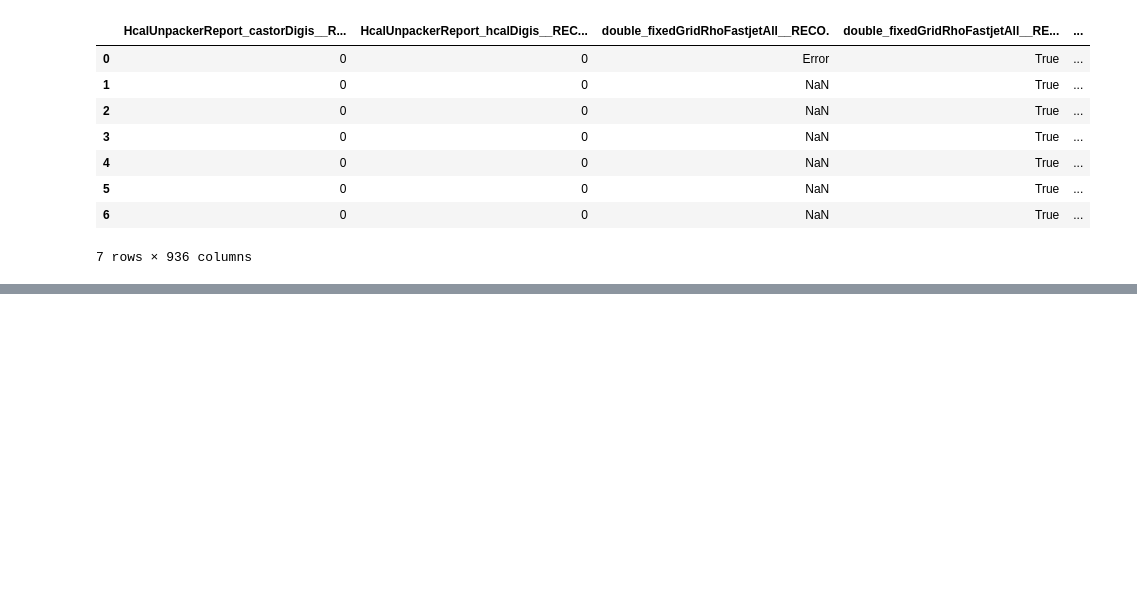
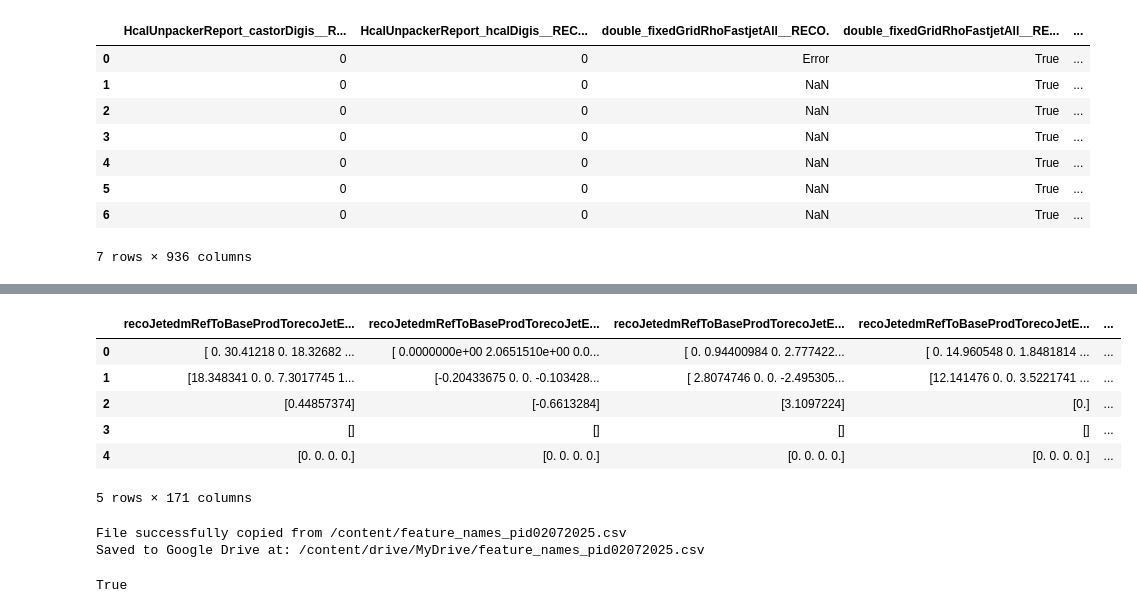
Before and after one commit to abdrmo/MuraAI0, a Jupyter notebook: pid_poet_020_61.ipynb, the cells around one changed output, grey strips where cells are left out. Cells and saved outputs as stored; diff of their text form; code cells hidden in the pictures; blank space fills up the shorter version.

```diff
--- a/pid_poet_020_61.ipynb
+++ b/pid_poet_020_61.ipynb
@@ -982,0 +1067,15 @@ df_t.head(7)
+# %%
+dft2 = filtered_df.copy()
+# dft2 = dft[columns_to_keep]
+# dft2 = dft2[columns_to_keep]
+# dft2.head()
+dft2.columns = [ col.rsplit('/', 1)[-1] for col in dft2.columns]
+dft2.head()
+# %% [output]
+|  | recoJetedmRefToBaseProdTorecoJetE... | recoJetedmRefToBaseProdTorecoJetE... | recoJetedmRefToBaseProdTorecoJetE... | recoJetedmRefToBaseProdTorecoJetE... | ... |
+| 0 | [ 0. 30.41218 0. 18.32682 ... | [ 0.0000000e+00 2.0651510e+00 0.0... | [ 0. 0.94400984 0. 2.777422... | [ 0. 14.960548 0. 1.8481814 ... | ... |
+| 1 | [18.348341 0. 0. 7.3017745 1... | [-0.20433675 0. 0. -0.103428... | [ 2.8074746 0. 0. -2.495305... | [12.141476 0. 0. 3.5221741 ... | ... |
+| 2 | [0.44857374] | [-0.6613284] | [3.1097224] | [0.] | ... |
+| 3 | [] | [] | [] | [] | ... |
+| 4 | [0. 0. 0. 0.] | [0. 0. 0. 0.] | [0. 0. 0. 0.] | [0. 0. 0. 0.] | ... |
+5 rows × 171 columns
@@ -982,0 +1089,36 @@ df_t.head(7)
+# %%
+
+def save_to_gdrive(file_name='feature_names_pid02072025.csv',
+                  dest_folder='/content/drive/MyDrive/'):
+
+
+    # Set source path (always in /content/)
+    source_path = f'/content/{file_name}'
+
+    # Ensure destination folder ends with slash
+    dest_folder = dest_folder if dest_folder.endswith('/') else dest_folder + '/'
+    destination_path = f'{dest_folder}{file_name}'
+
+    # Ensure destination folder ends with slash
+    dest_folder = dest_folder if dest_folder.endswith('/') else dest_folder + '/'
+    destination_path = f'{dest_folder}{file_name}'
+
+    try:
+        # Verify source exists
+        if not os.path.exists(source_path):
+            raise FileNotFoundError(f"Source file not found at {source_path}")
+
+        # Copy the file
+        shutil.copy(source_path, destination_path)
+        print(f"File successfully copied from {source_path}")
+        print(f"Saved to Google Drive at: {destination_path}")
+        return True
+    except Exception as e:
+        print(f"Error: {str(e)}")
+        return False
+
+save_to_gdrive()
+# %% [output]
+File successfully copied from /content/feature_names_pid02072025.csv
+Saved to Google Drive at: /content/drive/MyDrive/feature_names_pid02072025.csv
+True
```
Also changed, not shown: parts of 14 cells of this notebook.
